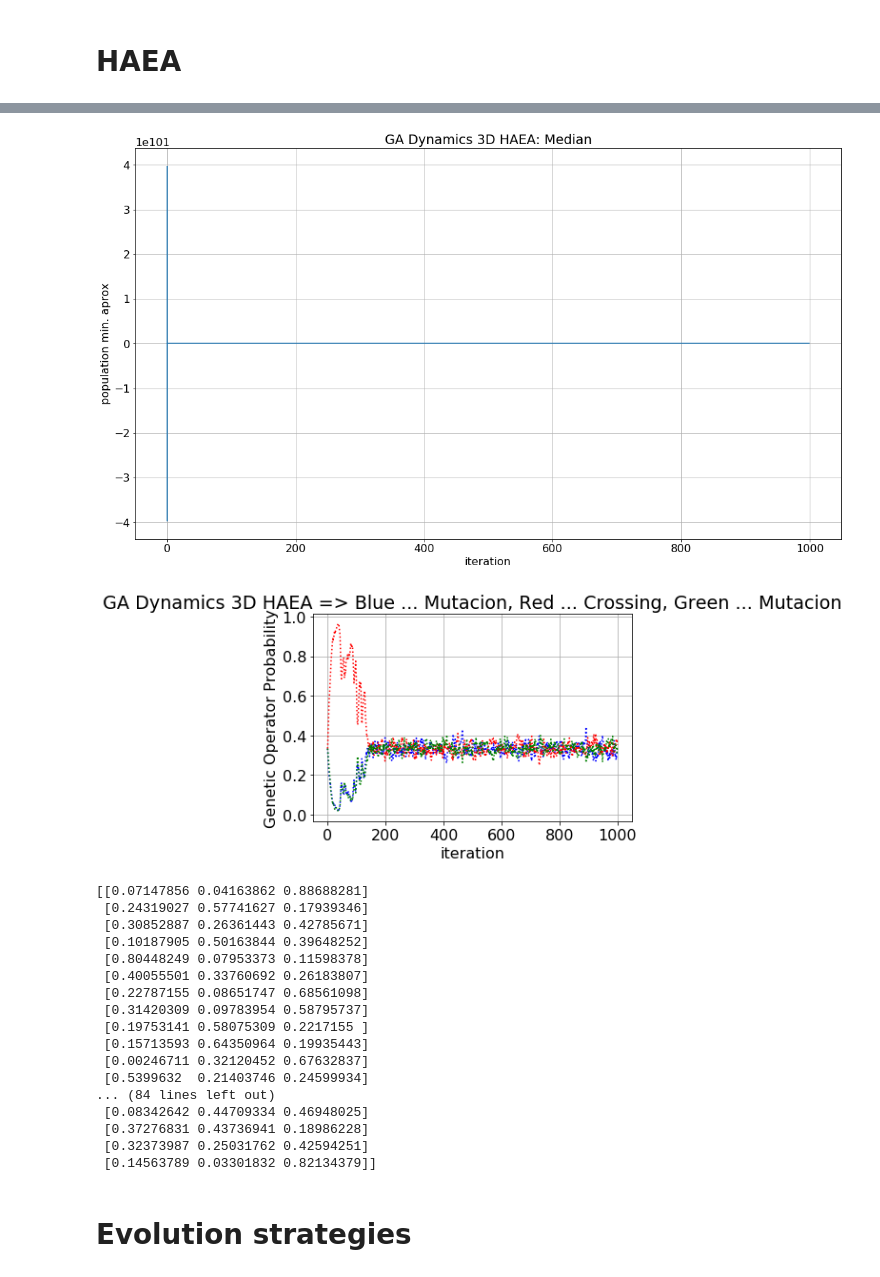
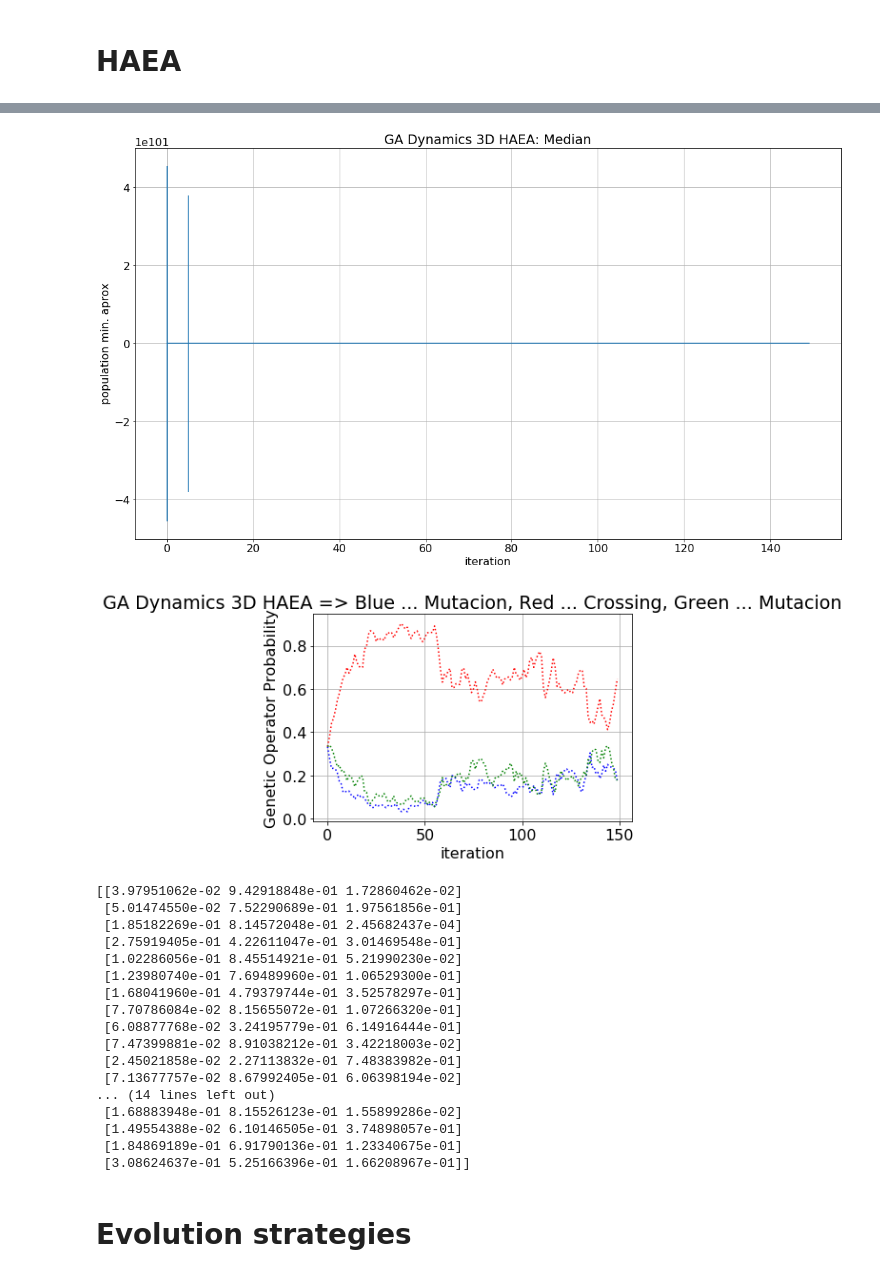
Before and after one commit to sergiojx/minmethods, a Jupyter notebook: Dinamics.ipynb, the cells around one changed output, grey strips where cells are left out. Drawn from its saved outputs; the diff is of its cells as text; code cells hidden in the pictures.

```diff
--- a/Dinamics.ipynb
+++ b/Dinamics.ipynb
@@ -418,7 +448,7 @@ Best_List = []
 valVectorSize = 3
 
 if valVectorSize == 3:
-    iterSize = 1000
+    iterSize = 500
     SimannealItrSize = 8
 else:
     iterSize = 10000
@@ -757,13 +788,13 @@ max: 1.6249263093258542e+46
 ## TournamentGA 3d
 # %%
 # Generate population
-N = 64
+N = 30
 minVal = 0
 maxVal = UPPER_VAL_LIMIT
 codeLen = 32
 genQty = 3
 d = codeLen * genQty
-iterations = 1000
+iterations = 150
 matingPercent = 0.7
 mutaPercent = 0.03
 # Initial population
@@ -878,13 +909,13 @@ Last Pop max: [304.68750126 314.35547015 300.00000573]
 ## RankWeightingGA 3d
 # %%
 # Generate population
-N = 64
+N = 30
 minVal = 0
 maxVal = UPPER_VAL_LIMIT
 codeLen = 32
 genQty = 3
 d = codeLen * genQty
-iterations = 1000
+iterations = 150
 matingPercent = 0.7
 mutaPercent = 0.03
 # Initial population
@@ -1001,13 +1032,13 @@ Last Pop max: [150.38621948 380.50772289 301.19538121]
 ## CostWeightingGA 3d
 # %%
 # Generate population
-N = 128
+N = 30
 minVal = 0
 maxVal = UPPER_VAL_LIMIT
 codeLen = 32
 genQty = 3
 d = codeLen * genQty
-iterations = 1000
+iterations = 150
 matingPercent = 0.7
 mutaPercent = 0.003
 # Initial population
@@ -1124,7 +1155,7 @@ Last Pop max: [520.96626321 407.24940545 163.61081974]
 # HAEA
 # %%
 # Generate population
-N = 100
+N = 30
 minVal = 0
 maxVal = UPPER_VAL_LIMIT
 codeLen = 32
@@ -1133,7 +1164,7 @@ d = codeLen * genQty
 # Not used
 lnrate = 1
 mutationP = 1/d
-iterations = 1000
+iterations = 150
 # Initial population
 Pop = ga.pgenerator(N=N,d =d)
 # print(Pop)
@@ -1274,22 +1305,22 @@ Last Pop mean: [0. 0. 0. 0. 0. 0. 0. 0. 0. 0. 0. 0. 0. 0. 0. 0. 0. 0. 0. 0. 0. 0
-[figure, old version]
+[figure, new version]
-[figure, old version]
+[figure, new version]
-[[0.07147856 0.04163862 0.88688281]
- [0.24319027 0.57741627 0.17939346]
- [0.30852887 0.26361443 0.42785671]
- [0.10187905 0.50163844 0.39648252]
- [0.80448249 0.07953373 0.11598378]
- [0.40055501 0.33760692 0.26183807]
- [0.22787155 0.08651747 0.68561098]
- [0.31420309 0.09783954 0.58795737]
- [0.19753141 0.58075309 0.2217155 ]
- [0.15713593 0.64350964 0.19935443]
- [0.00246711 0.32120452 0.67632837]
- [0.5399632  0.21403746 0.24599934]
-... (84 lines left out)
- [0.08342642 0.44709334 0.46948025]
- [0.37276831 0.43736941 0.18986228]
- [0.32373987 0.25031762 0.42594251]
- [0.14563789 0.03301832 0.82134379]]
+[[3.97951062e-02 9.42918848e-01 1.72860462e-02]
+ [5.01474550e-02 7.52290689e-01 1.97561856e-01]
+ [1.85182269e-01 8.14572048e-01 2.45682437e-04]
+ [2.75919405e-01 4.22611047e-01 3.01469548e-01]
+ [1.02286056e-01 8.45514921e-01 5.21990230e-02]
+ [1.23980740e-01 7.69489960e-01 1.06529300e-01]
+ [1.68041960e-01 4.79379744e-01 3.52578297e-01]
+ [7.70786084e-02 8.15655072e-01 1.07266320e-01]
+ [6.08877768e-02 3.24195779e-01 6.14916444e-01]
+ [7.47399881e-02 8.91038212e-01 3.42218003e-02]
+ [2.45021858e-02 2.27113832e-01 7.48383982e-01]
+ [7.13677757e-02 8.67992405e-01 6.06398194e-02]
+... (14 lines left out)
+ [1.68883948e-01 8.15526123e-01 1.55899286e-02]
+ [1.49554388e-02 6.10146505e-01 3.74898057e-01]
+ [1.84869189e-01 6.91790136e-01 1.23340675e-01]
+ [3.08624637e-01 5.25166396e-01 1.66208967e-01]]
 # %% [markdown]
 # Evolution strategies
 # %%
```
Also changed, not shown: parts of 15 cells of this notebook.
